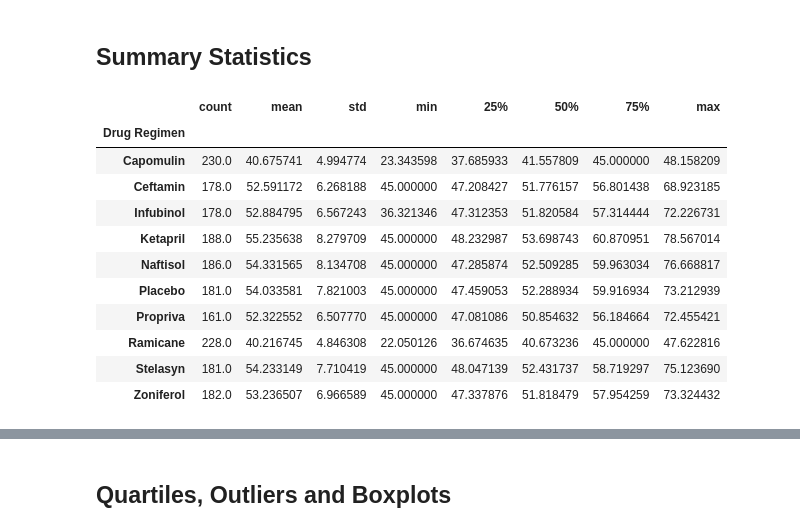
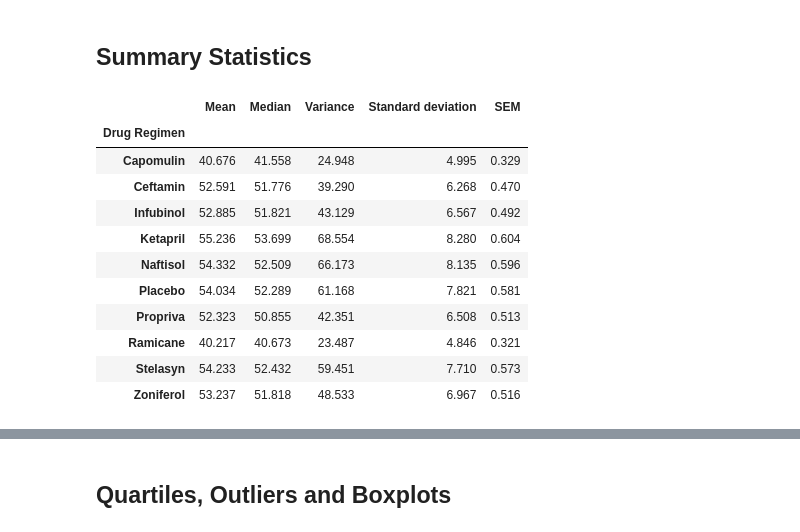
Before and after one commit to sadik-20/Matplotlib_Challenge, a Jupyter notebook: pymaceuticals_starter.ipynb, the cells around one changed output, grey strips where cells are left out. Cells and saved outputs as stored; diff of their text form; code cells hidden in the pictures.

Commit message:
added summar_ statstics

```diff
--- a/pymaceuticals_starter.ipynb
+++ b/pymaceuticals_starter.ipynb
@@ -5,18 +5,15 @@
 import matplotlib.pyplot as plt
 import pandas as pd
 import scipy.stats as st
+import numpy as np
 
 # Study data files
 mouse_metadata_path = "Mouse_metadata.csv"
 study_results_path = "Study_results.csv"
 
 # Read the mouse data and the study results
-mouse_metadata = pd.read_csv(mouse_metadata_path)
-study_results = pd.read_csv(study_results_path)
+mouse_metadata_df = pd.read_csv(mouse_metadata_path)
+study_results_df = pd.read_csv(study_results_path)
 #mouse_metadata
-#study_results
-# Combine the data into a single dataset
-combined_data=pd.merge(mouse_metadata,study_results, on = "Mouse ID")
-# Display the data table for preview
-combined_data.head()
+mouse_metadata_df.head()
 # %% [output]
@@ -28,0 +36,4 @@ combined_data.head()
+# %%
+# Combine the data into a single dataset
+combined_data_df=pd.merge(mouse_metadata_df,study_results_df, on = "Mouse ID")
+combined_data_df.head()
@@ -74,22 +80,41 @@ Name: Mouse ID, Length: 249, dtype: int64
 ## Summary Statistics
 # %%
 # Generate a summary statistics table of mean, median, variance, standard deviation, and SEM of the tumor volume for each regimen
-grouped_regimen=combined_data.groupby("Drug Regimen")
-combo_tumor_regimen=grouped_regimen["Tumor Volume (mm3)"].describe()
-combo_tumor_regimen
-# Use groupby and summary statistical methods to calculate the following properties of each drug regimen:
-# mean, median, variance, standard deviation, and SEM of the tumor volume.
+
+regimen_grouped = combined_data_df.groupby(["Drug Regimen"])
+regimen_grouped
+
+
+#create computation for the mean of each regimen
+regimen_mean = regimen_grouped["Tumor Volume (mm3)"].mean().round(3)
+
+#Create computation for the median of each regimen
+regimen_median = regimen_grouped["Tumor Volume (mm3)"].median().round(3)
+
+#Create computation for the variance of each regimen
+regimen_variance = regimen_grouped["Tumor Volume (mm3)"].var().round(3)
+
+#create computation for the standard deviation of each regimen
+regimen_std = regimen_grouped["Tumor Volume (mm3)"].std().round(3)
+
+#create computation for the SEM
+regimen_sem = regimen_grouped["Tumor Volume (mm3)"].sem().round(3)
+
+
 # Assemble the resulting series into a single summary dataframe.
+summary_regimen_grouped_df=pd.DataFrame({'Mean':regimen_mean,'Median':regimen_median,'Variance':regimen_variance,
+                                        'Standard deviation':regimen_std,'SEM':regimen_sem})
+summary_regimen_grouped_df
 # %% [output]
-|  | count | mean | std | min | 25% | 50% | 75% | max |
-| Drug Regimen |  |  |  |  |  |  |  |  |
-| Capomulin | 230.0 | 40.675741 | 4.994774 | 23.343598 | 37.685933 | 41.557809 | 45.000000 | 48.158209 |
-| Ceftamin | 178.0 | 52.591172 | 6.268188 | 45.000000 | 47.208427 | 51.776157 | 56.801438 | 68.923185 |
-| Infubinol | 178.0 | 52.884795 | 6.567243 | 36.321346 | 47.312353 | 51.820584 | 57.314444 | 72.226731 |
-| Ketapril | 188.0 | 55.235638 | 8.279709 | 45.000000 | 48.232987 | 53.698743 | 60.870951 | 78.567014 |
-| Naftisol | 186.0 | 54.331565 | 8.134708 | 45.000000 | 47.285874 | 52.509285 | 59.963034 | 76.668817 |
-| Placebo | 181.0 | 54.033581 | 7.821003 | 45.000000 | 47.459053 | 52.288934 | 59.916934 | 73.212939 |
-| Propriva | 161.0 | 52.322552 | 6.507770 | 45.000000 | 47.081086 | 50.854632 | 56.184664 | 72.455421 |
-| Ramicane | 228.0 | 40.216745 | 4.846308 | 22.050126 | 36.674635 | 40.673236 | 45.000000 | 47.622816 |
-| Stelasyn | 181.0 | 54.233149 | 7.710419 | 45.000000 | 48.047139 | 52.431737 | 58.719297 | 75.123690 |
-| Zoniferol | 182.0 | 53.236507 | 6.966589 | 45.000000 | 47.337876 | 51.818479 | 57.954259 | 73.324432 |
+|  | Mean | Median | Variance | Standard deviation | SEM |
+| Drug Regimen |  |  |  |  |  |
+| Capomulin | 40.676 | 41.558 | 24.948 | 4.995 | 0.329 |
+| Ceftamin | 52.591 | 51.776 | 39.290 | 6.268 | 0.470 |
+| Infubinol | 52.885 | 51.821 | 43.129 | 6.567 | 0.492 |
+| Ketapril | 55.236 | 53.699 | 68.554 | 8.280 | 0.604 |
+| Naftisol | 54.332 | 52.509 | 66.173 | 8.135 | 0.596 |
+| Placebo | 54.034 | 52.289 | 61.168 | 7.821 | 0.581 |
+| Propriva | 52.323 | 50.855 | 42.351 | 6.508 | 0.513 |
+| Ramicane | 40.217 | 40.673 | 23.487 | 4.846 | 0.321 |
+| Stelasyn | 54.233 | 52.432 | 59.451 | 7.710 | 0.573 |
+| Zoniferol | 53.237 | 51.818 | 48.533 | 6.967 | 0.516 |
```
Also changed, not shown: parts of 14 cells of this notebook.
